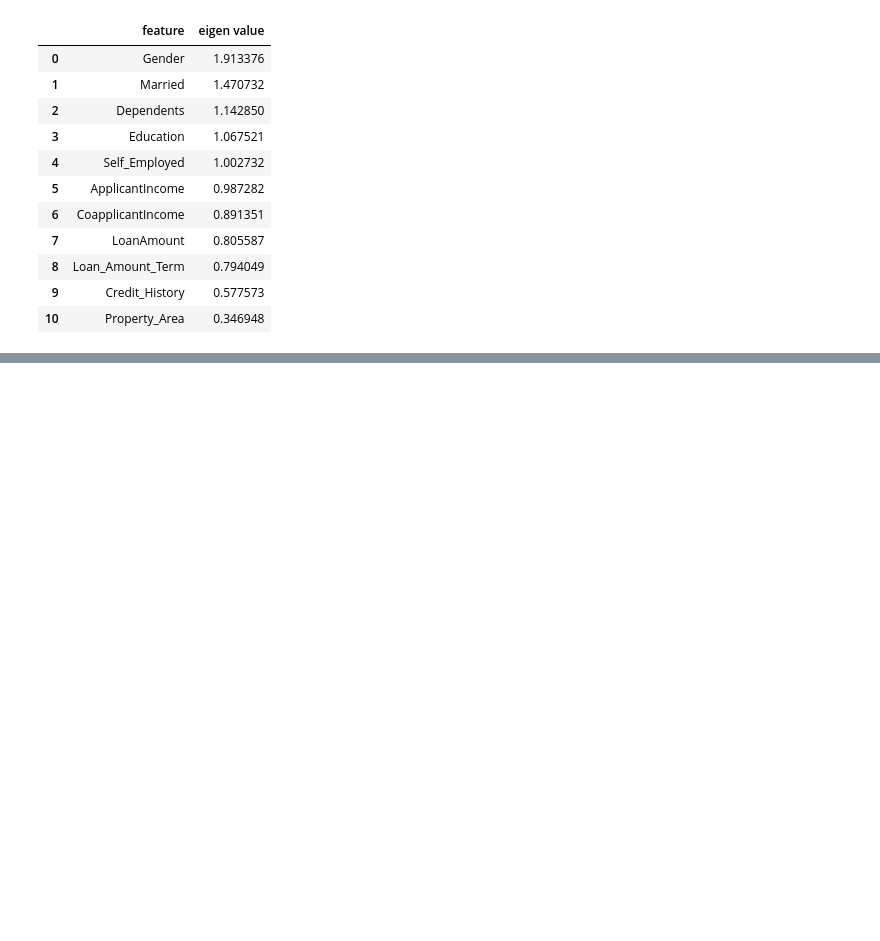
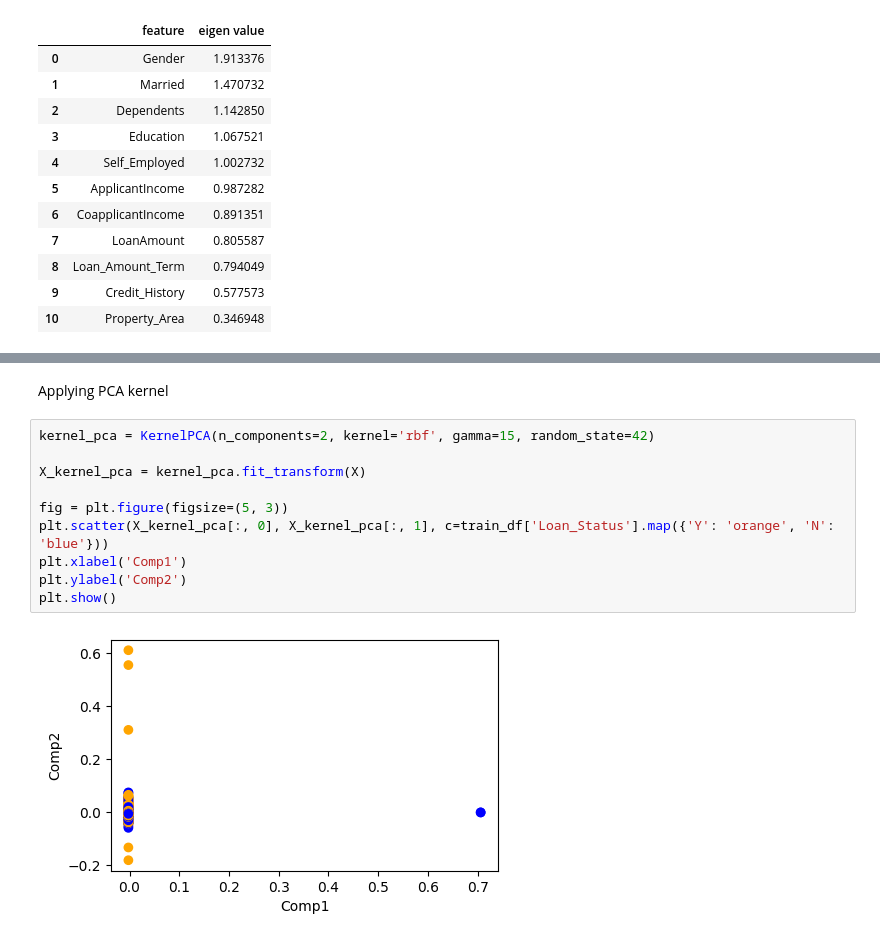
Before and after one commit to VaheC/ThinkingDS, a Jupyter notebook: ch2_dim_reduction.ipynb, the cells around one changed output, grey strips where cells are left out. Drawn from its saved outputs; the diff is of its cells as text; blank space fills up the shorter version.

```diff
--- a/ch2_dim_reduction.ipynb
+++ b/ch2_dim_reduction.ipynb
@@ -416,0 +438,14 @@ fa_df
+# %% [markdown]
+Applying PCA kernel
+# %%
+kernel_pca = KernelPCA(n_components=2, kernel='rbf', gamma=15, random_state=42)
+
+X_kernel_pca = kernel_pca.fit_transform(X)
+
+fig = plt.figure(figsize=(5, 3))
+plt.scatter(X_kernel_pca[:, 0], X_kernel_pca[:, 1], c=train_df['Loan_Status'].map({'Y': 'orange', 'N': 'blue'}))
+plt.xlabel('Comp1')
+plt.ylabel('Comp2')
+plt.show()
+# %% [output]
+[figure, added]
```
Also changed, not shown: parts of 5 cells of this notebook.
